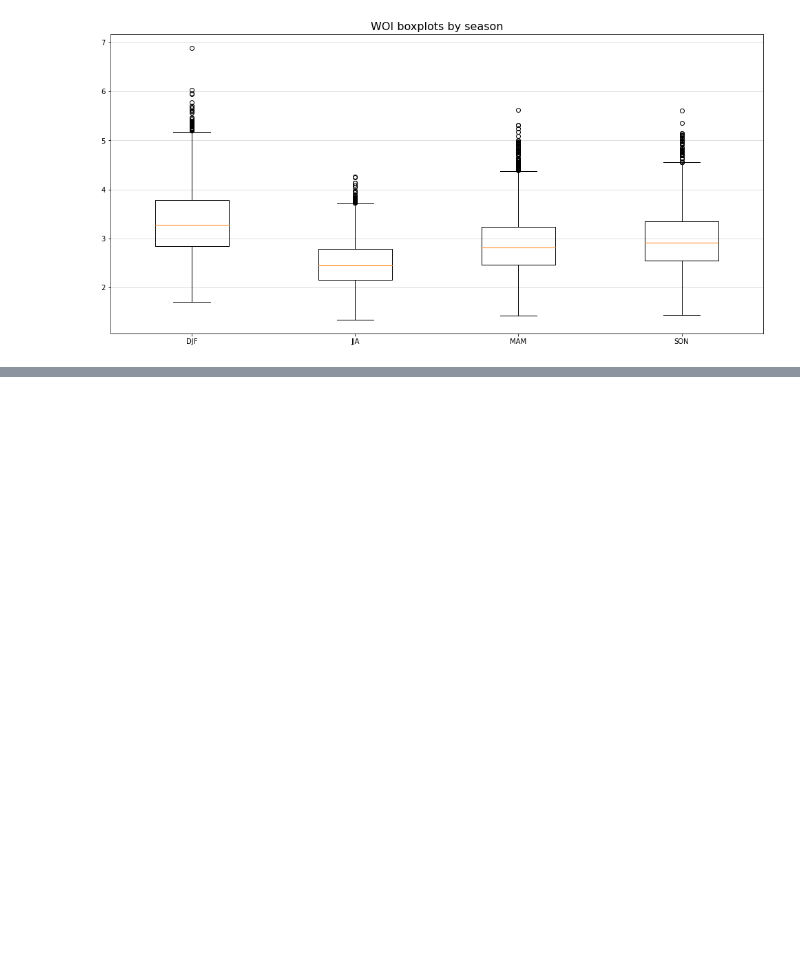
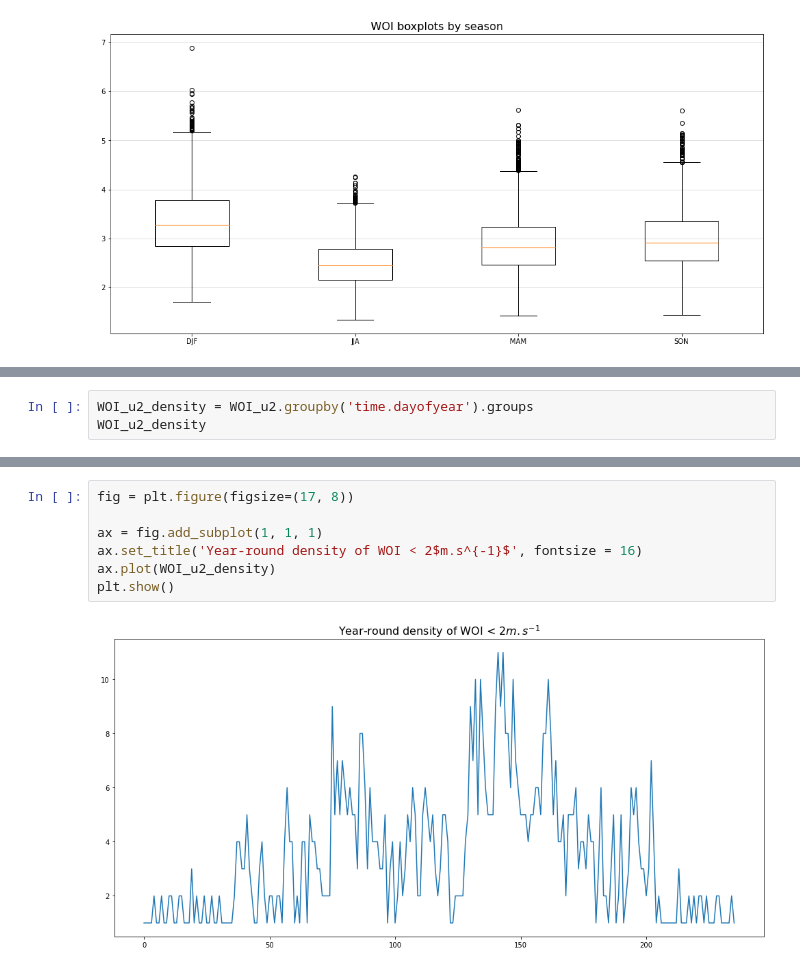
Before and after one commit to bchatelon/year_weather_regime, a Jupyter notebook: wind_outage.ipynb, the cells around one changed output, grey strips where cells are left out. Drawn from its saved outputs; the diff is of its cells as text; blank space fills up the shorter version.

```diff
--- a/wind_outage.ipynb
+++ b/wind_outage.ipynb
@@ -231,0 +250,3 @@ plt.show()
+# %%
+WOI_u2_density = WOI_u2.groupby('time.dayofyear').groups
+WOI_u2_density
@@ -231,0 +271,9 @@ plt.show()
+# %%
+fig = plt.figure(figsize=(17, 8))
+
+ax = fig.add_subplot(1, 1, 1)
+ax.set_title('Year-round density of WOI < 2$m.s^{-1}$', fontsize = 16)
+ax.plot(WOI_u2_density)
+plt.show()
+# %% [output]
+[figure, added]
```
Also changed, not shown: parts of 10 cells of this notebook.
